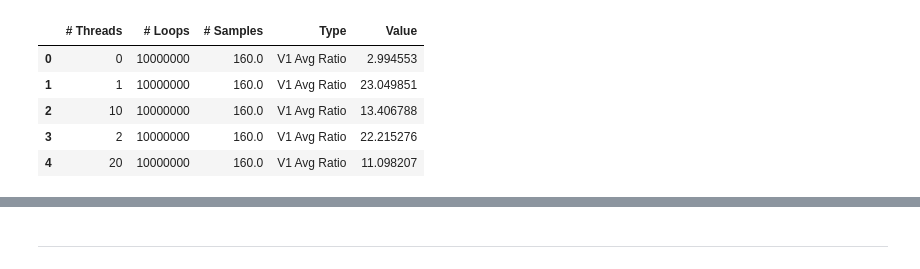
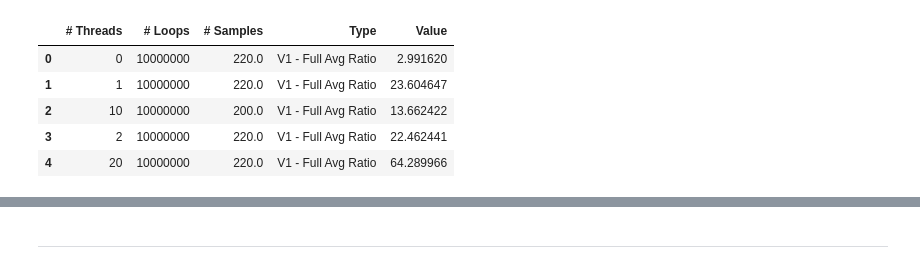
Before and after one commit to shane-kercheval/ostep-homework, a Jupyter notebook: homework/locks_analysis.ipynb, the cells around one changed output, grey strips where cells are left out. Drawn from its saved outputs; the diff is of its cells as text; code cells hidden in the pictures.

```diff
--- a/homework/locks_analysis.ipynb
+++ b/homework/locks_analysis.ipynb
@@ -45,34 +45,41 @@ fig.show()
 # %%
 def f(x):
     d = {}
     d['# Samples'] = len(x)
-    no_lock_mean = x[x['Type'] == 'No Locking']['Microseconds'].mean()
-    v1_mean = x[x['Type'] == 'Locking V1']['Microseconds'].mean()
-    v2_100_mean = x[x['Type'] == 'Locking V2 - Approx - UF:100']['Microseconds'].mean()
-    v2_10000_mean = x[x['Type'] == 'Locking V2 - Approx - UF:10000']['Microseconds'].mean()
-    v2_1000000_mean = x[x['Type'] == 'Locking V2 - Approx - UF:1000000']['Microseconds'].mean()
-    d['V1 Avg Ratio'] = v1_mean / no_lock_mean
-    d['V2 (100) Avg Ratio'] = v2_100_mean / no_lock_mean
-    d['V2 (10000) Avg Ratio'] = v2_10000_mean / no_lock_mean
-    d['V2 (1000000) Avg Ratio'] = v2_1000000_mean / no_lock_mean
+    no_lock_mean = x[x['Type'] == 'V0 - No Locking']['Microseconds'].mean()
+    types = [x for x in x['Type'].unique() if x != 'V0 - No Locking']
+    for t in types:
+        mean = x[x['Type'] == t]['Microseconds'].mean()
+        name = t.replace(":", '')
+        # TODO; naming convention is causing an issue; forcing into "level 2"
+        name = t[0:10]
+        d[f'{name} Avg Ratio'] = float(mean / no_lock_mean)
+    # v1_mean = x[x['Type'] == 'Locking V1']['Microseconds'].mean()
+    # v2_100_mean = x[x['Type'] == 'Locking V2 - Approx - UF:100']['Microseconds'].mean()
+    # v2_10000_mean = x[x['Type'] == 'Locking V2 - Approx - UF:10000']['Microseconds'].mean()
+    # v2_1000000_mean = x[x['Type'] == 'Locking V2 - Approx - UF:1000000']['Microseconds'].mean()
+    # d['V1 Avg Ratio'] = v1_mean / no_lock_mean
+    # d['V2 (100) Avg Ratio'] = v2_100_mean / no_lock_mean
+    # d['V2 (10000) Avg Ratio'] = v2_10000_mean / no_lock_mean
+    # d['V2 (1000000) Avg Ratio'] = v2_1000000_mean / no_lock_mean
     return pd.Series(d)
 
 grouped_df = (
     lock_results
     .groupby(['# Threads', '# Loops'])
     .apply(f, include_groups=False)
     .reset_index()
     # .sort_values(['column'], ascending=False)
     .melt(id_vars=['# Threads', '# Loops', '# Samples'], var_name='Type', value_name='Value')
 )
 grouped_df.head()
 # %% [output]
 |  | # Threads | # Loops | # Samples | Type | Value |
-| 0 | 0 | 10000000 | 160.0 | V1 Avg Ratio | 2.994553 |
-| 1 | 1 | 10000000 | 160.0 | V1 Avg Ratio | 23.049851 |
-| 2 | 10 | 10000000 | 160.0 | V1 Avg Ratio | 13.406788 |
-| 3 | 2 | 10000000 | 160.0 | V1 Avg Ratio | 22.215276 |
-| 4 | 20 | 10000000 | 160.0 | V1 Avg Ratio | 11.098207 |
+| 0 | 0 | 10000000 | 220.0 | V1 - Full Avg Ratio | 2.991620 |
+| 1 | 1 | 10000000 | 220.0 | V1 - Full Avg Ratio | 23.604647 |
+| 2 | 10 | 10000000 | 200.0 | V1 - Full Avg Ratio | 13.662422 |
+| 3 | 2 | 10000000 | 220.0 | V1 - Full Avg Ratio | 22.462441 |
+| 4 | 20 | 10000000 | 220.0 | V1 - Full Avg Ratio | 64.289966 |
 # %%
 fig = px.scatter(
     data_frame=grouped_df,
```
Also changed, not shown: parts of 2 cells of this notebook, 2 other files.
